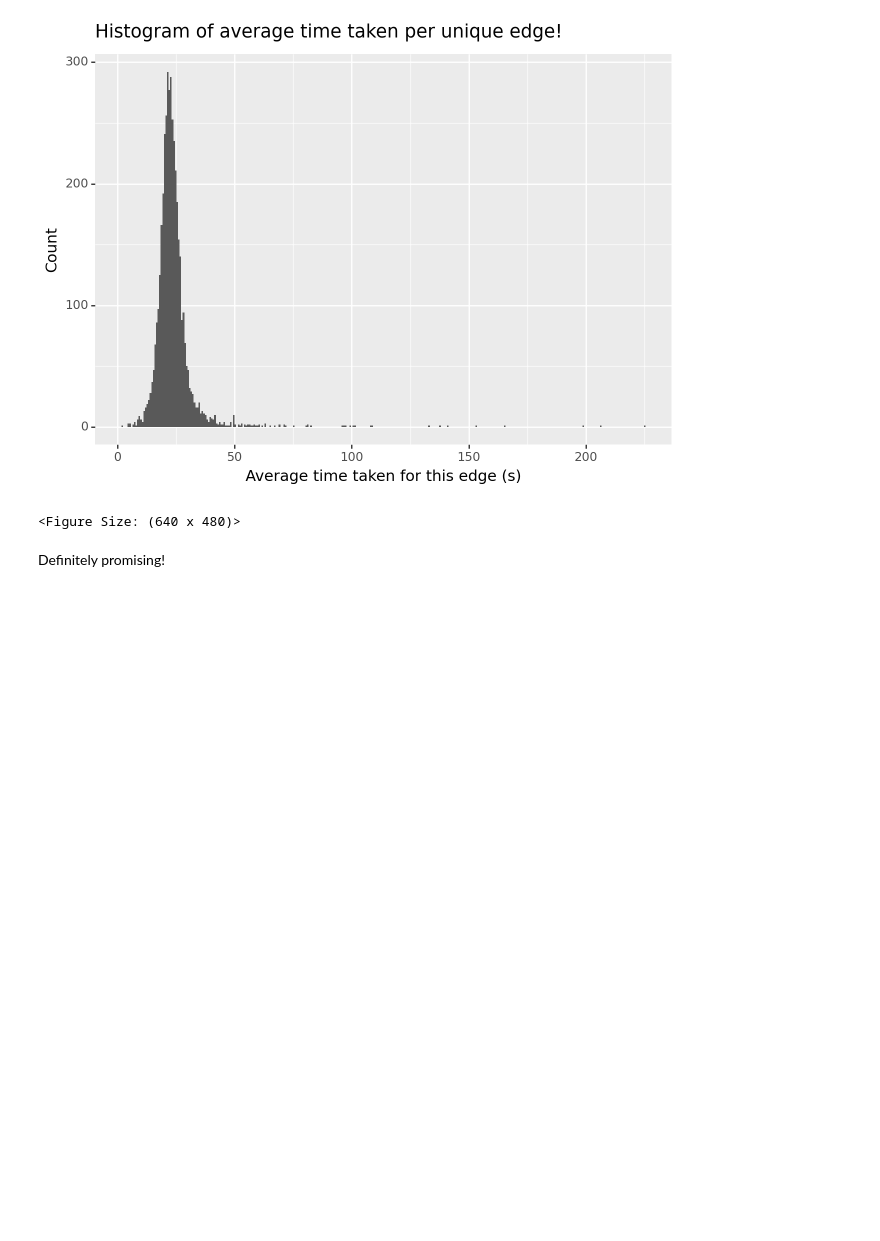
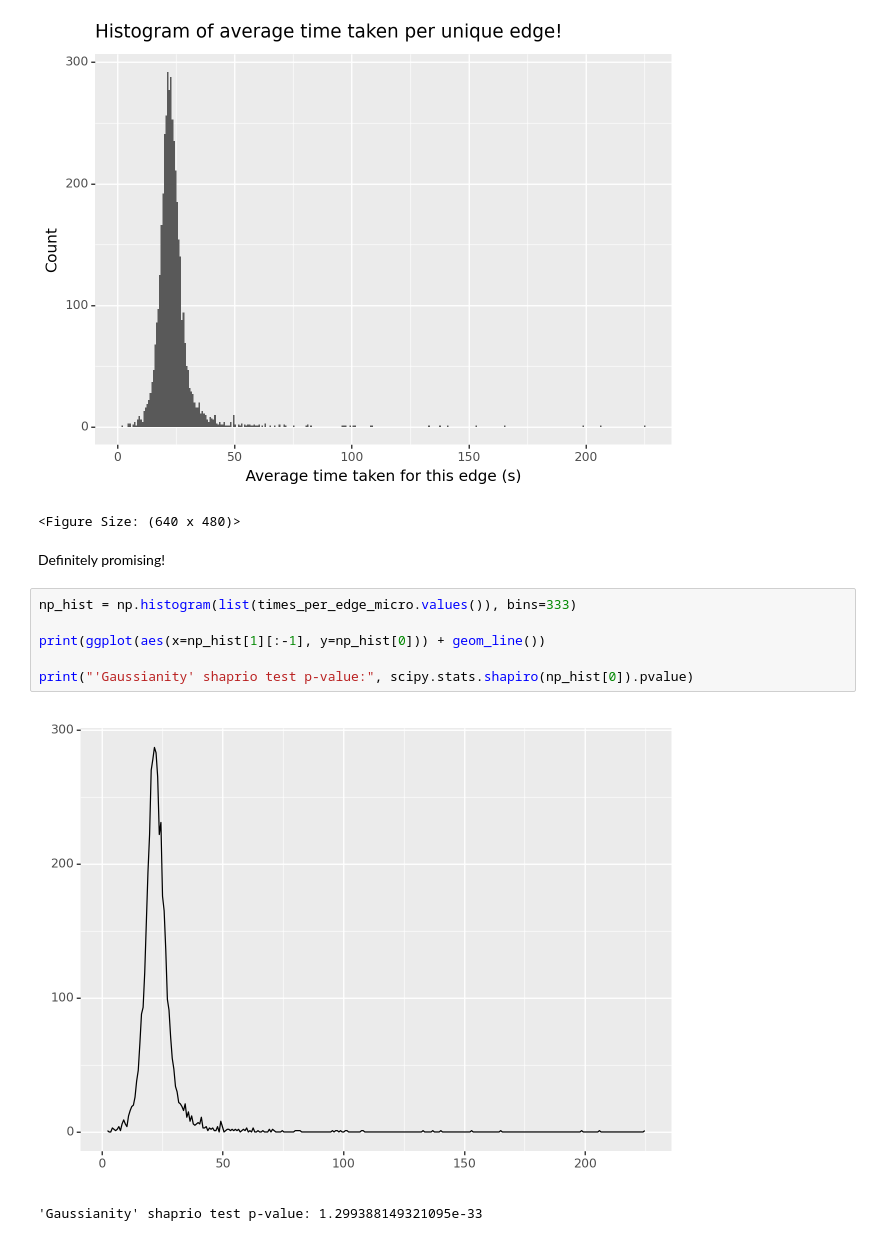
Before and after one commit to epfl-ada/ada-2023-project-adamants, a Jupyter notebook: time per edge.ipynb, the cells around one changed output. Drawn from its saved outputs; the diff is of its cells as text; blank space fills up the shorter version.

```diff
--- a/time per edge.ipynb
+++ b/time per edge.ipynb
@@ -76,3 +77,12 @@ ggplot() + geom_histogram(aes(x = list(times_per_edge_micro.values()))) \
 <Figure Size: (640 x 480)>
 # %% [markdown]
 Definitely promising!
+# %%
+np_hist = np.histogram(list(times_per_edge_micro.values()), bins=333)
+
+print(ggplot(aes(x=np_hist[1][:-1], y=np_hist[0])) + geom_line())
+
+print("'Gaussianity' shaprio test p-value:", scipy.stats.shapiro(np_hist[0]).pvalue)
+# %% [output]
+[figure, added]
+'Gaussianity' shaprio test p-value: 1.299388149321095e-33
```
Also changed, not shown: parts of 2 cells of this notebook, 1 other file.
